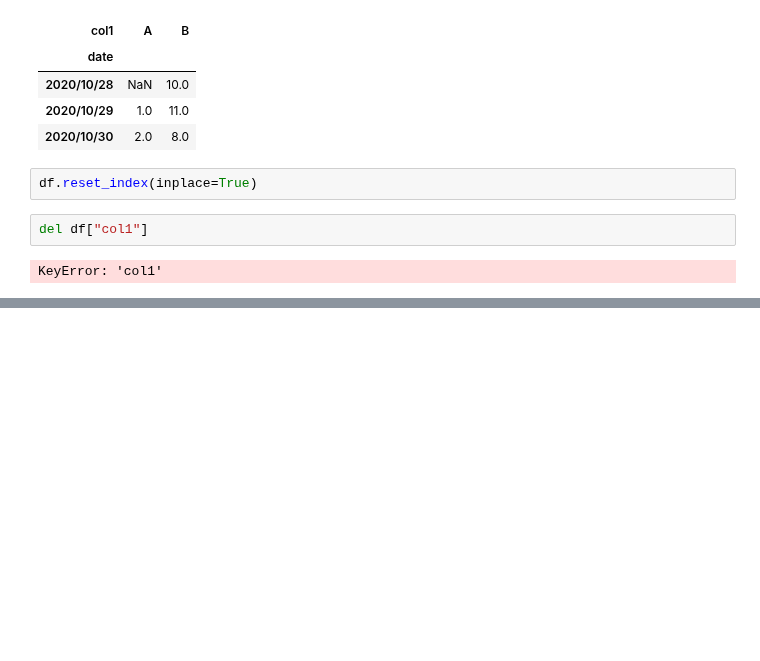
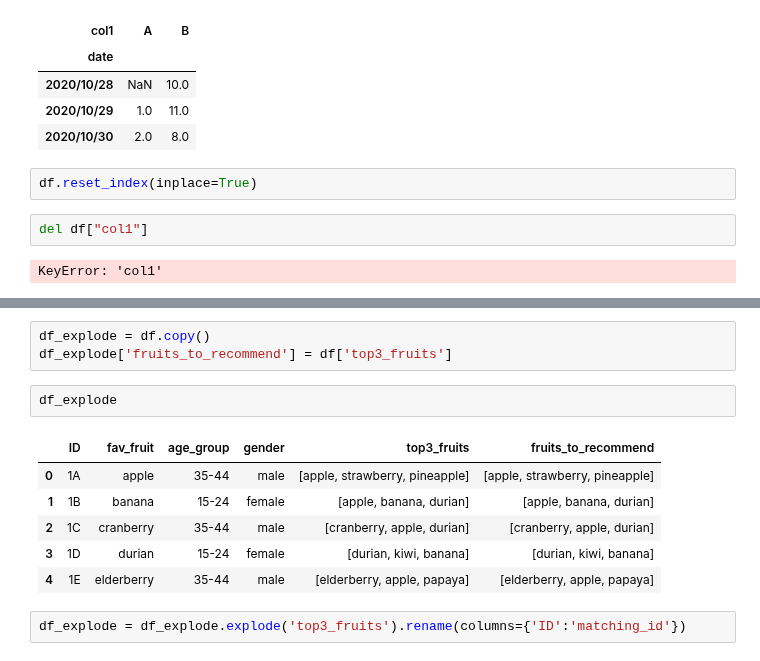
Before and after one commit to samirhinojosa/OC-P3-design-application-public-health, a Jupyter notebook: Untitled1.ipynb, the cells around one changed output, grey strips where cells are left out. Drawn from its saved outputs; the diff is of its cells as text; blank space fills up the shorter version.

```diff
--- a/Untitled1.ipynb
+++ b/Untitled1.ipynb
@@ -367,0 +382,14 @@ KeyError: 'col1'
+# %%
+df_explode = df.copy()
+df_explode['fruits_to_recommend'] = df['top3_fruits']
+# %%
+df_explode
+# %% [output]
+|  | ID | fav_fruit | age_group | gender | top3_fruits | fruits_to_recommend |
+| 0 | 1A | apple | 35-44 | male | [apple, strawberry, pineapple] | [apple, strawberry, pineapple] |
+| 1 | 1B | banana | 15-24 | female | [apple, banana, durian] | [apple, banana, durian] |
+| 2 | 1C | cranberry | 35-44 | male | [cranberry, apple, durian] | [cranberry, apple, durian] |
+| 3 | 1D | durian | 15-24 | female | [durian, kiwi, banana] | [durian, kiwi, banana] |
+| 4 | 1E | elderberry | 35-44 | male | [elderberry, apple, papaya] | [elderberry, apple, papaya] |
+# %%
+df_explode = df_explode.explode('top3_fruits').rename(columns={'ID':'matching_id'})
```
Also changed, not shown: parts of 13 cells of this notebook, 4 other files.
